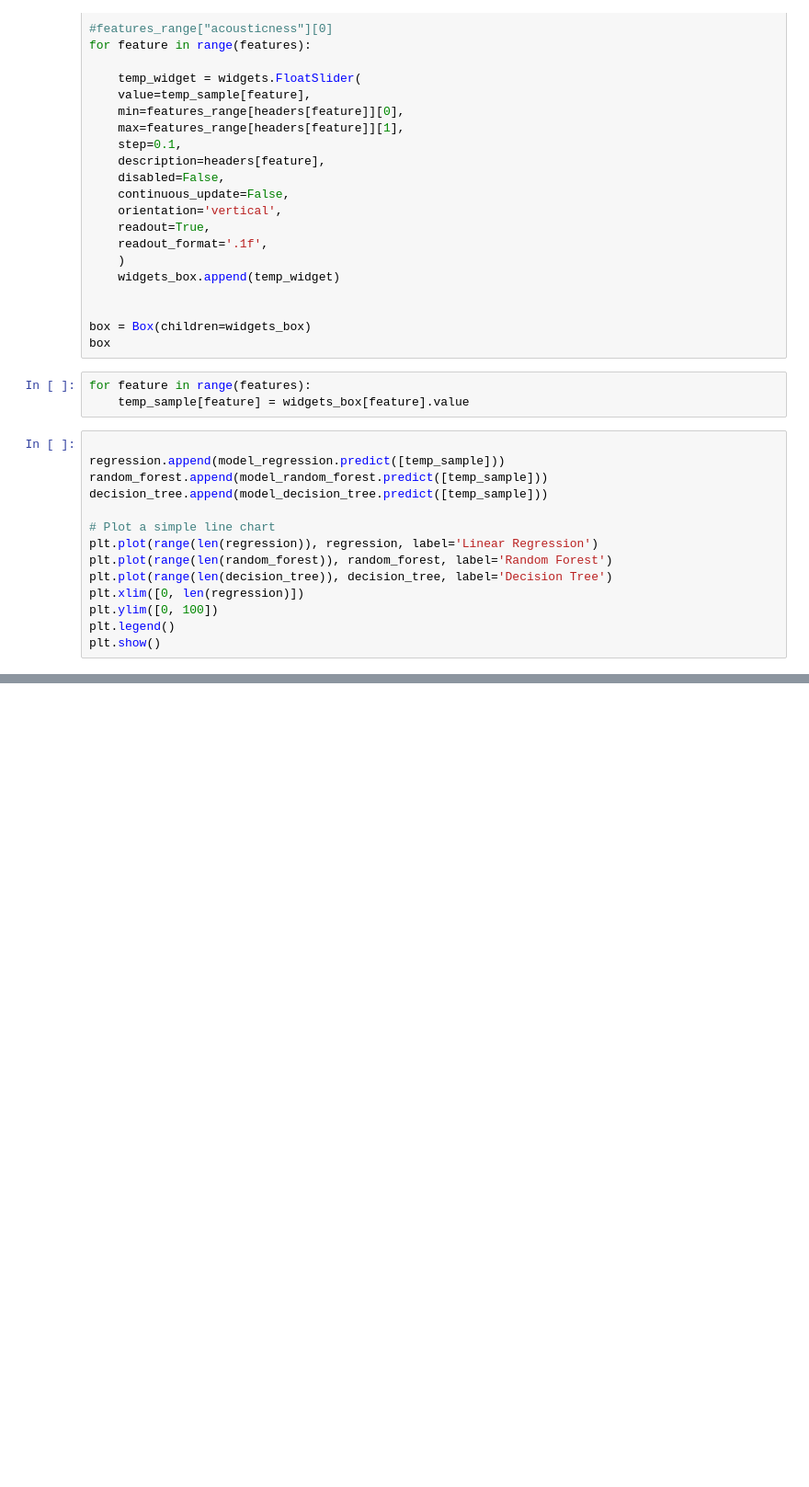
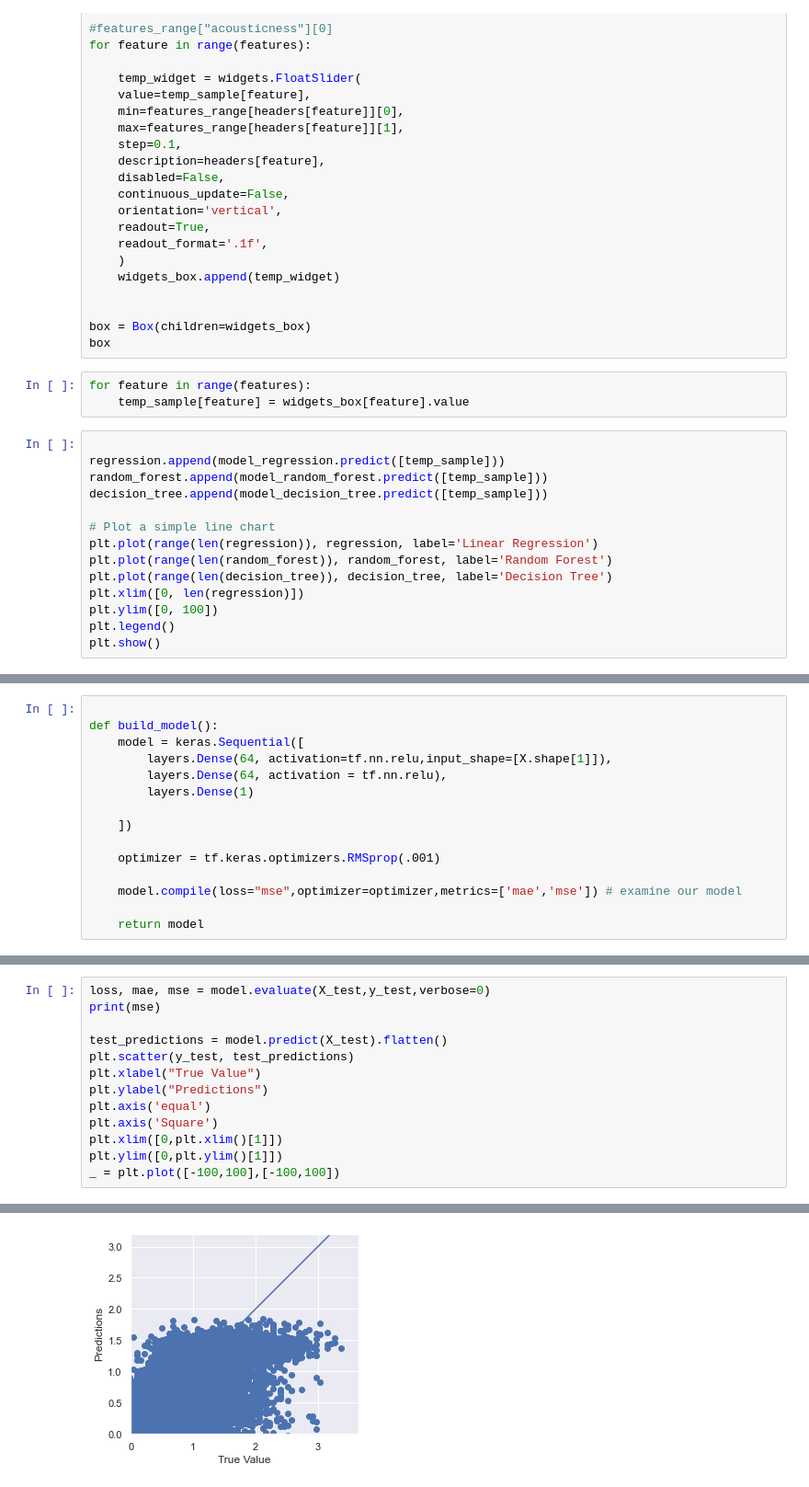
Before and after one commit to Idoleshem/Mini-ML-Spotify-Project-, a Jupyter notebook: model.ipynb, the cells around one changed output, grey strips where cells are left out. Shown: that part at 92% size. Cells and saved outputs as stored; diff of their text form; blank space fills up the shorter version.

```diff
--- a/model.ipynb
+++ b/model.ipynb
@@ -311,0 +362,15 @@ plt.show()
+# %%
+
+def build_model():
+    model = keras.Sequential([
+        layers.Dense(64, activation=tf.nn.relu,input_shape=[X.shape[1]]),
+        layers.Dense(64, activation = tf.nn.relu),
+        layers.Dense(1)
+
+    ])
+
+    optimizer = tf.keras.optimizers.RMSprop(.001)
+
+    model.compile(loss="mse",optimizer=optimizer,metrics=['mae','mse']) # examine our model
+
+    return model
@@ -311,0 +444,14 @@ plt.show()
+# %%
+loss, mae, mse = model.evaluate(X_test,y_test,verbose=0)
+print(mse)
+
+test_predictions = model.predict(X_test).flatten()
+plt.scatter(y_test, test_predictions)
+plt.xlabel("True Value")
+plt.ylabel("Predictions")
+plt.axis('equal')
+plt.axis('Square')
+plt.xlim([0,plt.xlim()[1]])
+plt.ylim([0,plt.ylim()[1]])
+_ = plt.plot([-100,100],[-100,100])
+# %% [output]
@@ -311,0 +460 @@ plt.show()
+[figure, added]
```
Also changed, not shown: parts of 21 cells of this notebook.
